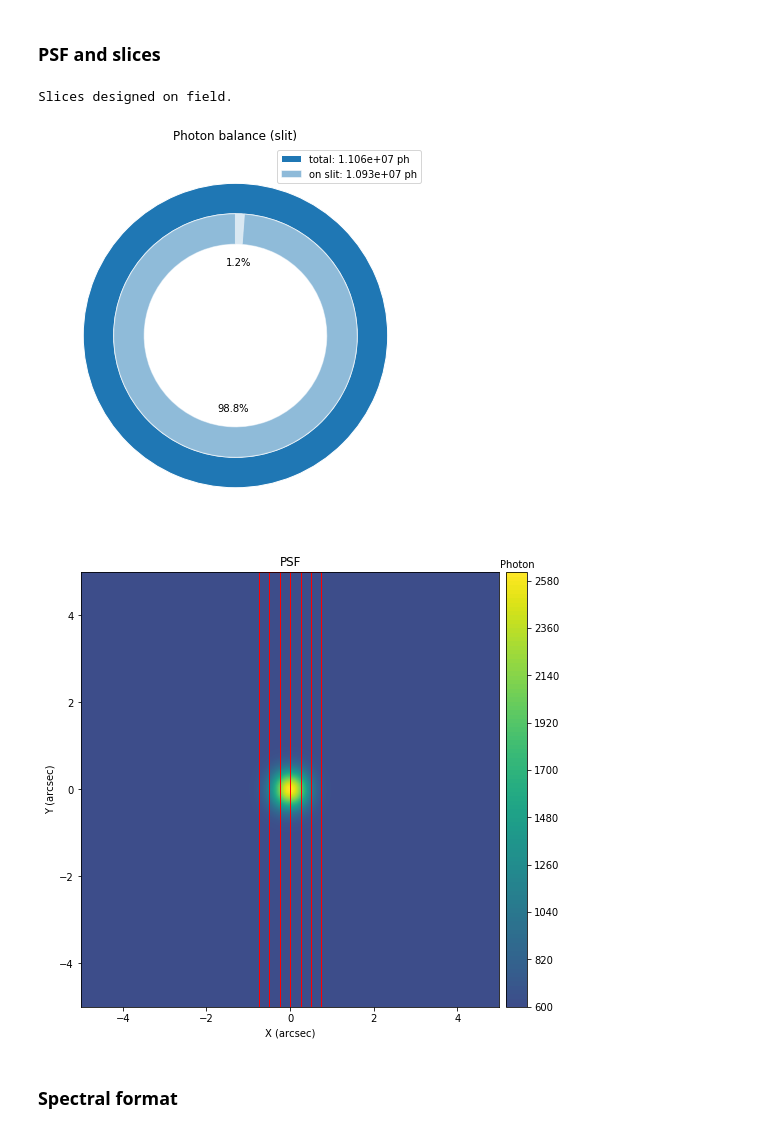
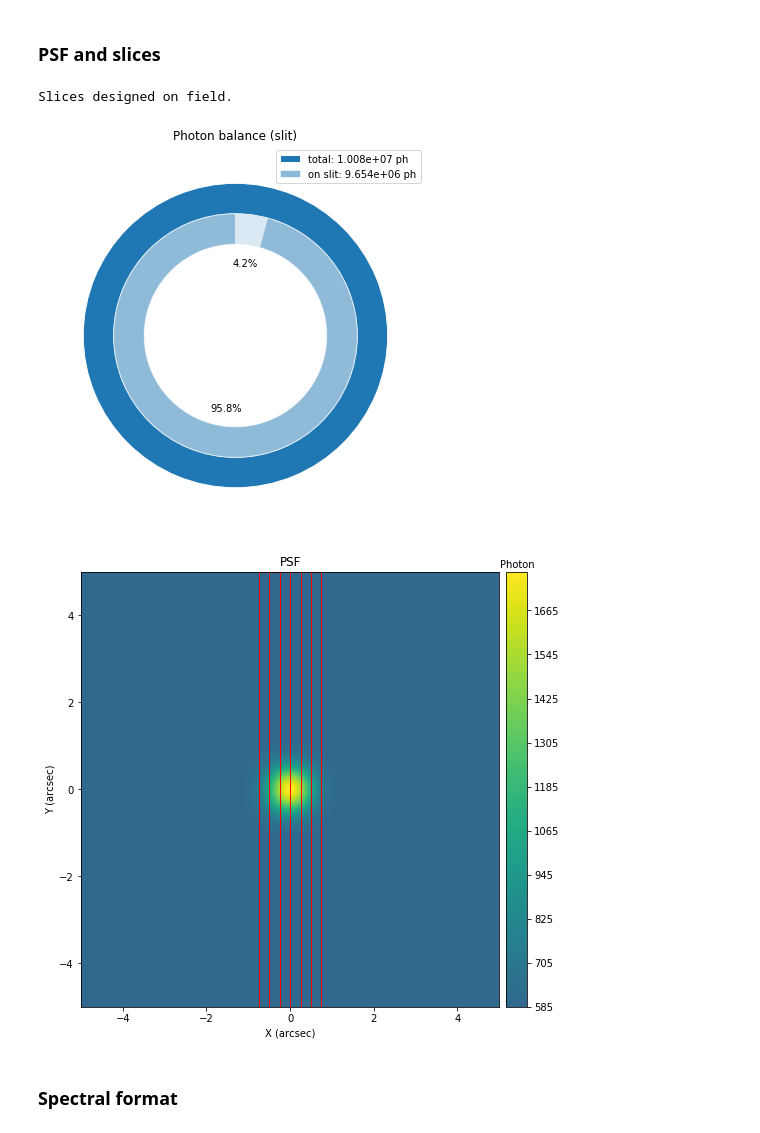
Before and after one commit to gcupani/astro_apps, a Jupyter notebook: CUBES E2E simulator (compact).ipynb, the cells around one changed output. Cells and saved outputs as stored; diff of their text form; code cells hidden in the pictures.

```diff
--- a/CUBES E2E simulator (compact).ipynb
+++ b/CUBES E2E simulator (compact).ipynb
@@ -16,7 +16,7 @@ sim.targ_mag = 21  # Magnitude
 sim.qso_zem = 1.8  # Emission redshift
 sim.qso_lya_abs = False  # Lyman-alpha absorption
 
-sim.airmass = 1.0  # Airmass
+sim.airmass = 1.16  # Airmass
 sim.pwv = 2.5  # Precipitable water vapor
 sim.moond = 0  # Days from new moon
 try:
@@ -37,16 +37,16 @@ Sky spectrum imported from SkyCalc_input_NEW_Out.fits.
 ### PSF and slices
 # %%
 sim.psf_func = 'gaussian'  # Function to represent the PSF ('tophat', 'gaussian')
-sim.seeing = 0.7*au.arcsec  # Seeing
+sim.seeing = 0.87*au.arcsec  # Seeing
 
 sim.slice_n = 6  # Number of slices
 sim.slice_length = 10*au.arcsec  # Length of the slice
 sim.slice_width = 0.25*au.arcsec  # Width of the slice
 sim.psf()
 # %% [output]
 Slices designed on field.
-[figure, old version]
+[figure, new version]
-[figure, old version]
+[figure, new version]
 # %% [markdown]
 ### Spectral format
 # %%
```
Also changed, not shown: parts of 3 cells of this notebook, 2 other files.
